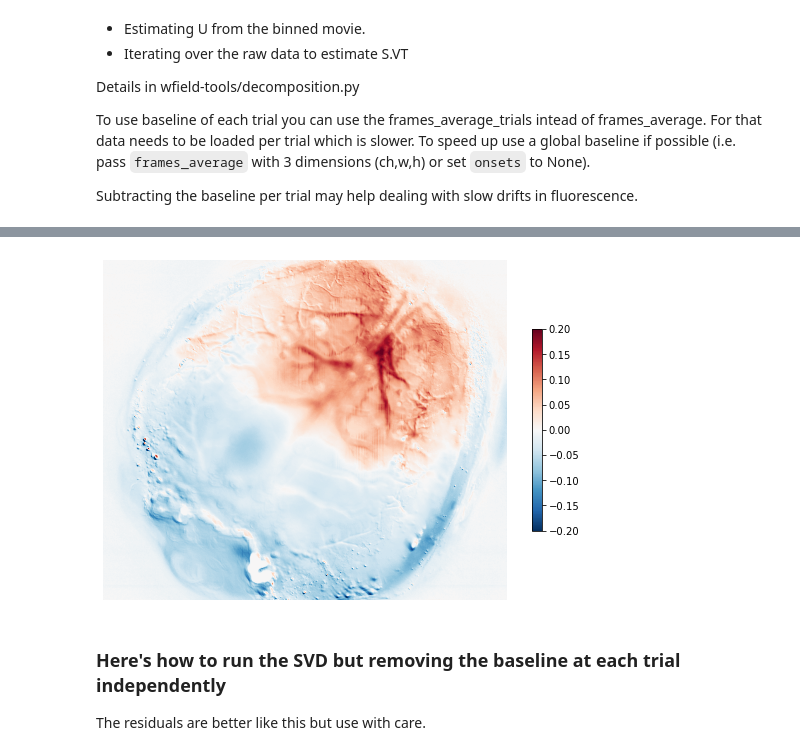
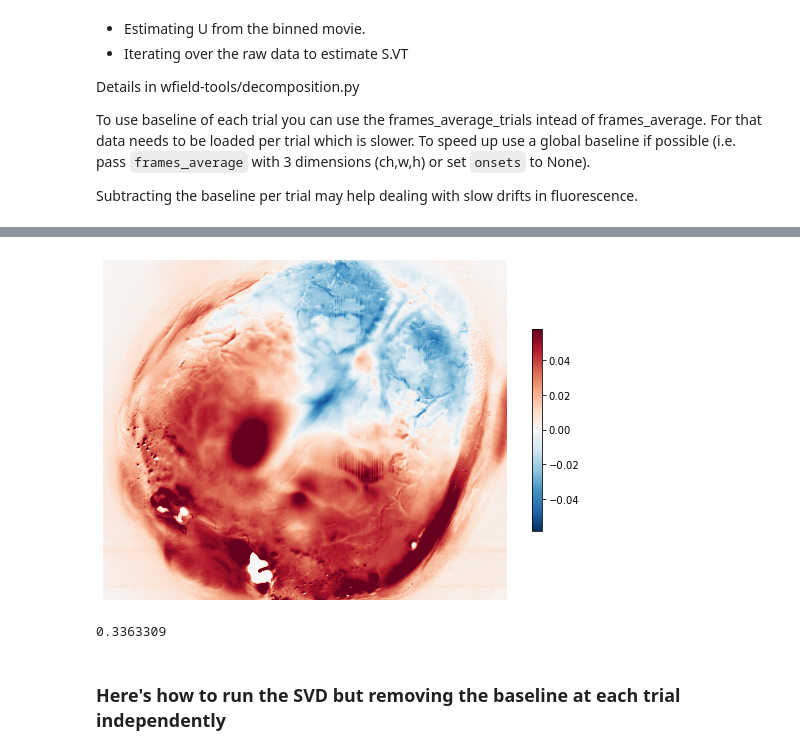
Before and after one commit to jcouto/wfield, a Jupyter notebook: notebooks/approximate_svd.ipynb, the cells around one changed output, grey strips where cells are left out. Saved outputs shown, nothing was run; the diff lists cells and outputs as text; code cells hidden in the pictures.

Commit message:
Notebook for approximate SVD showing the correct residuals.

```diff
--- a/notebooks/approximate_svd.ipynb
+++ b/notebooks/approximate_svd.ipynb
@@ -53,13 +53,16 @@ plt.colorbar(shrink = 0.3);
 # %%
-imshow_noborder(reconstruct(U,SVT[:,-60],dims = dat.shape[-2:]).squeeze(),
-                cmap = 'RdBu_r',clim=[-.2,.2]);
+im = reconstruct(U,SVT[:,13000],dims = dat.shape[-2:]).squeeze()
+imshow_noborder(im,
+                cmap = 'RdBu_r',clim=np.array([-1,1])*np.abs(im).max()*.3);
 plt.colorbar(shrink = .4);
 # %% [output]
-[figure, old version]
+[figure, new version]
+# %%
+np.abs(im).max()*.8
+# %% [output]
+0.3363309
 # %% [markdown]
 ### Here's how to run the SVD but removing the baseline at each trial independently
-
-The residuals are better like this but use with care.
 # %%
 from wfieldtools import *
 
```
Also changed, not shown: parts of 2 cells of this notebook, 3 other files.
